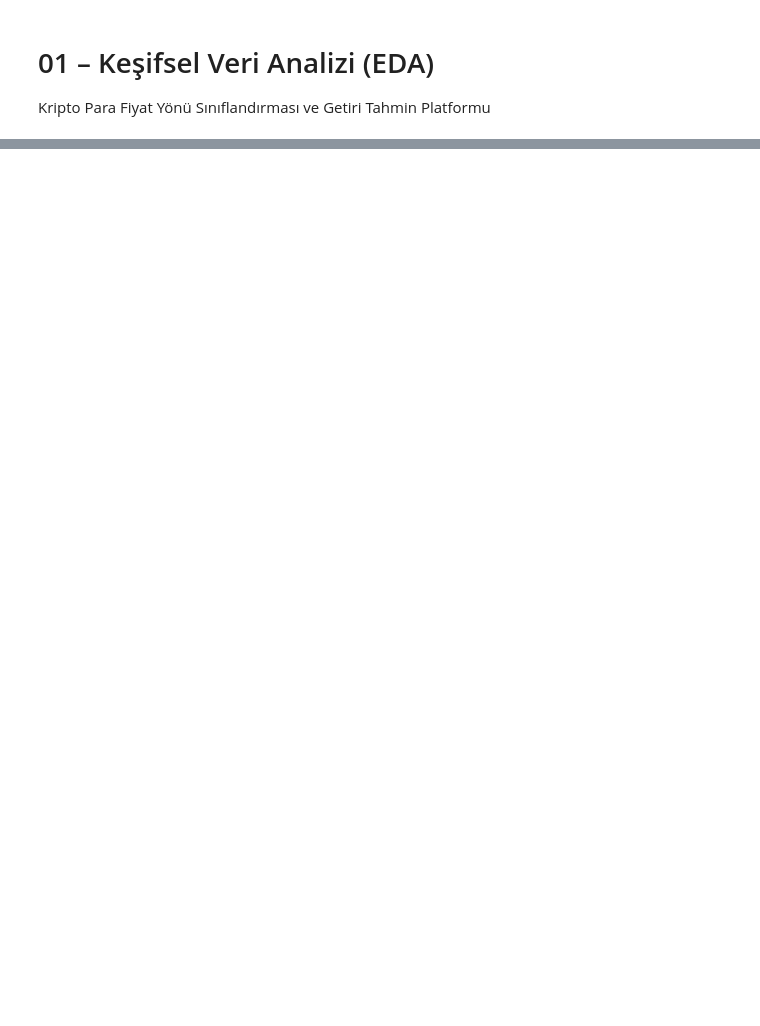
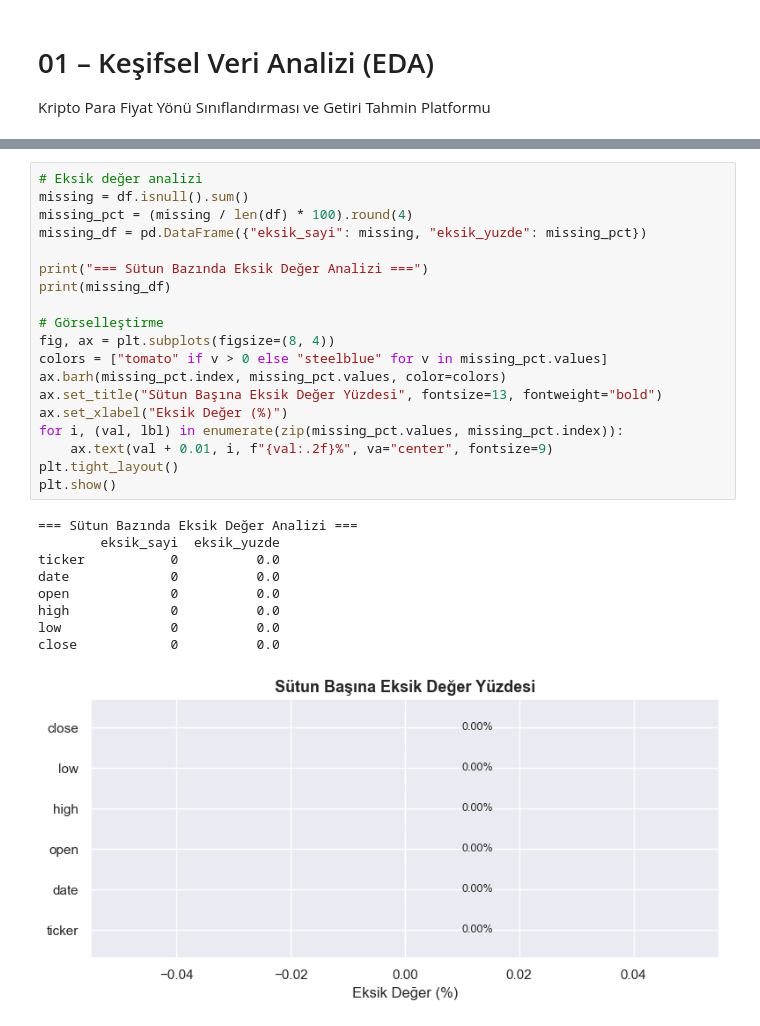
Before and after one commit to sseydaltin/ai-finance-prediction-platform, a Jupyter notebook: notebooks/01_EDA.ipynb, the cells around one changed output, grey strips where cells are left out. Cells and saved outputs as stored; diff of their text form; blank space fills up the shorter version.

```diff
--- a/notebooks/01_EDA.ipynb
+++ b/notebooks/01_EDA.ipynb
@@ -64,0 +175,29 @@ pass
+# %%
+# Eksik değer analizi
+missing = df.isnull().sum()
+missing_pct = (missing / len(df) * 100).round(4)
+missing_df = pd.DataFrame({"eksik_sayi": missing, "eksik_yuzde": missing_pct})
+
+print("=== Sütun Bazında Eksik Değer Analizi ===")
+print(missing_df)
+
+# Görselleştirme
+fig, ax = plt.subplots(figsize=(8, 4))
+colors = ["tomato" if v > 0 else "steelblue" for v in missing_pct.values]
+ax.barh(missing_pct.index, missing_pct.values, color=colors)
+ax.set_title("Sütun Başına Eksik Değer Yüzdesi", fontsize=13, fontweight="bold")
+ax.set_xlabel("Eksik Değer (%)")
+for i, (val, lbl) in enumerate(zip(missing_pct.values, missing_pct.index)):
+    ax.text(val + 0.01, i, f"{val:.2f}%", va="center", fontsize=9)
+plt.tight_layout()
+plt.show()
+# %% [output]
+=== Sütun Bazında Eksik Değer Analizi ===
+        eksik_sayi  eksik_yuzde
+ticker           0          0.0
+date             0          0.0
+open             0          0.0
+high             0          0.0
+low              0          0.0
+close            0          0.0
+[figure, added]
```
Also changed, not shown: parts of 19 cells of this notebook, 1 other file.
